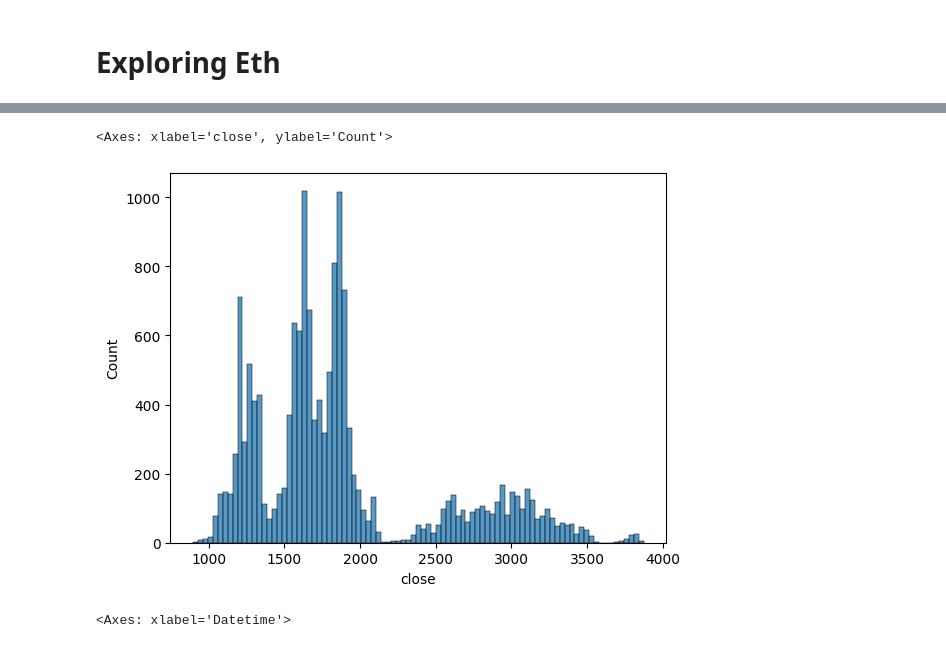
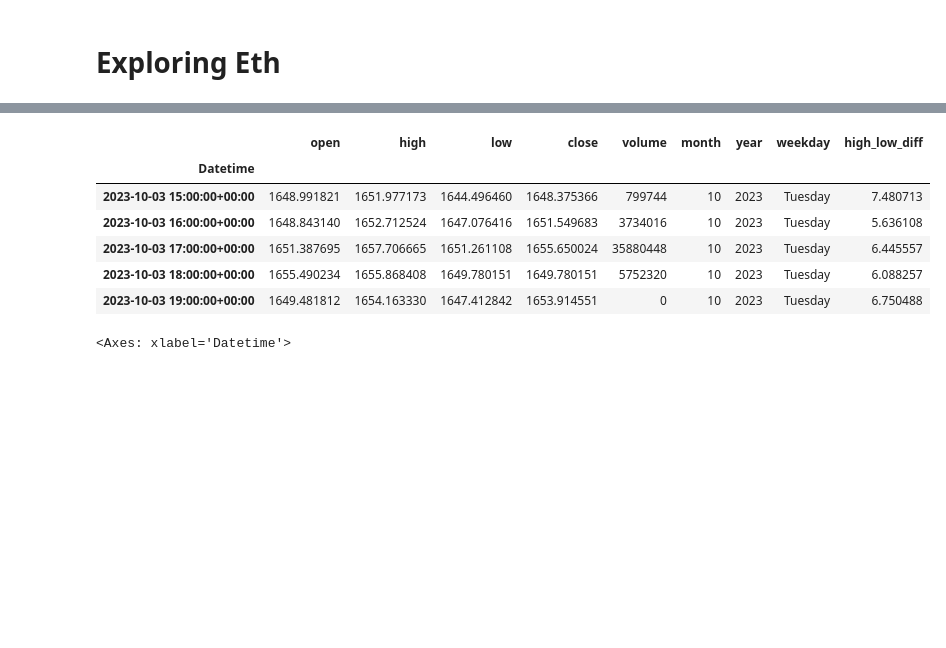
Before and after one commit to jeremiah-toribio/ethy-prophet, a Jupyter notebook: eth.ipynb, the cells around one changed output, grey strips where cells are left out. Cells and saved outputs as stored; diff of their text form; code cells hidden in the pictures; blank space fills up the shorter version.

```diff
--- a/eth.ipynb
+++ b/eth.ipynb
@@ -84,8 +84,15 @@ eth.groupby('month')['close'].mean().plot(kind='bar')
 # %%
-sns.histplot(eth.resample)
+sns.histplot(eth.resample='4H')
-# %% [output]
-<Axes: xlabel='close', ylabel='Count'>
-[figure, removed]
+# %%
+eth.tail()
+# %% [output]
+|  | open | high | low | close | volume | month | year | weekday | high_low_diff |
+| Datetime |  |  |  |  |  |  |  |  |  |
+| 2023-10-03 15:00:00+00:00 | 1648.991821 | 1651.977173 | 1644.496460 | 1648.375366 | 799744 | 10 | 2023 | Tuesday | 7.480713 |
+| 2023-10-03 16:00:00+00:00 | 1648.843140 | 1652.712524 | 1647.076416 | 1651.549683 | 3734016 | 10 | 2023 | Tuesday | 5.636108 |
+| 2023-10-03 17:00:00+00:00 | 1651.387695 | 1657.706665 | 1651.261108 | 1655.650024 | 35880448 | 10 | 2023 | Tuesday | 6.445557 |
+| 2023-10-03 18:00:00+00:00 | 1655.490234 | 1655.868408 | 1649.780151 | 1649.780151 | 5752320 | 10 | 2023 | Tuesday | 6.088257 |
+| 2023-10-03 19:00:00+00:00 | 1649.481812 | 1654.163330 | 1647.412842 | 1653.914551 | 0 | 10 | 2023 | Tuesday | 6.750488 |
 # %%
 eth.close.resample('4h').mean().plot(alpha=.8)
 eth.close.resample('1h').mean().plot(alpha=.3)
```
Also changed, not shown: parts of 27 cells of this notebook.
